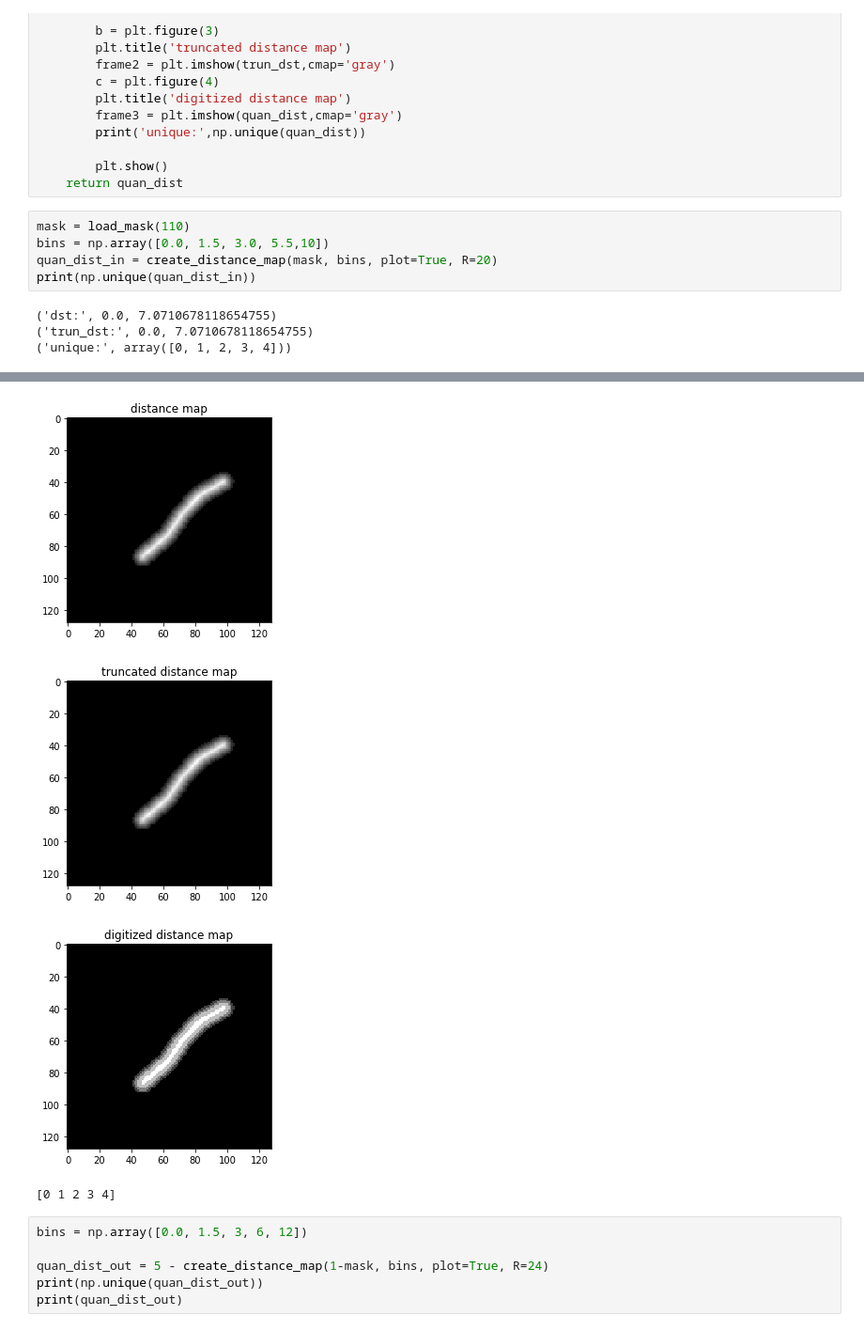
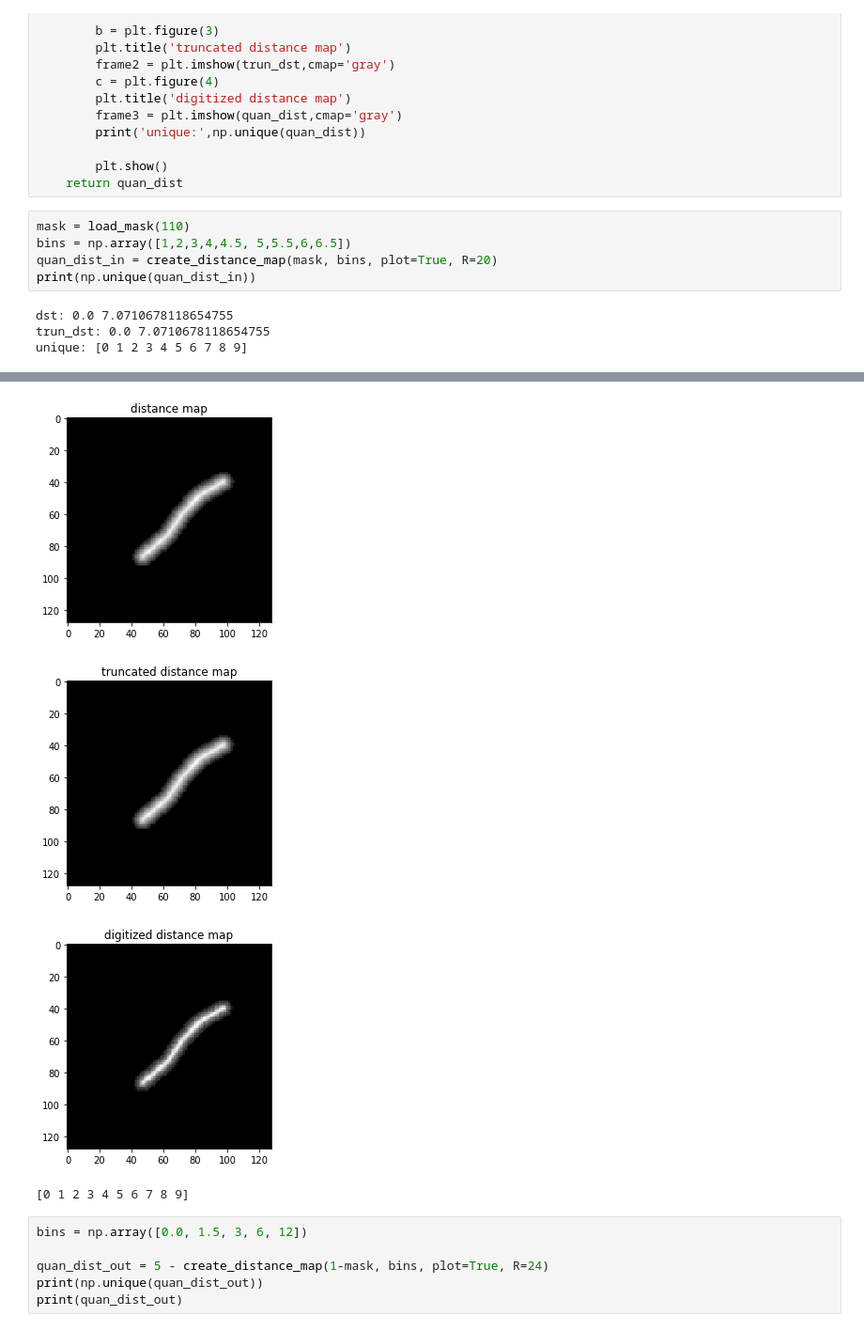
Before and after one commit to Chen-Yifan/DEM_segmentation, a Jupyter notebook: notebook/Create_distance_map.ipynb, the cells around one changed output, grey strips where cells are left out. Shown at 94% size. Cells and saved outputs as stored; diff of their text form.

```diff
--- a/notebook/Create_distance_map.ipynb
+++ b/notebook/Create_distance_map.ipynb
@@ -69,18 +69,18 @@ def create_distance_map(mask, bins, plot=False, R=5.5):
     return quan_dist
 # %%
 mask = load_mask(110)
-bins = np.array([0.0, 1.5, 3.0, 5.5,10])
+bins = np.array([1,2,3,4,4.5, 5,5.5,6,6.5])
 quan_dist_in = create_distance_map(mask, bins, plot=True, R=20)
 print(np.unique(quan_dist_in))
 # %% [output]
-('dst:', 0.0, 7.0710678118654755)
-('trun_dst:', 0.0, 7.0710678118654755)
-('unique:', array([0, 1, 2, 3, 4]))
+dst: 0.0 7.0710678118654755
+trun_dst: 0.0 7.0710678118654755
+unique: [0 1 2 3 4 5 6 7 8 9]
 [figure]
 [figure]
 [figure]
-[figure, old version]
+[figure, new version]
-[0 1 2 3 4]
+[0 1 2 3 4 5 6 7 8 9]
 # %%
 bins = np.array([0.0, 1.5, 3, 6, 12])
 
```
Also changed, not shown: parts of 5 cells of this notebook, 23 other files.
